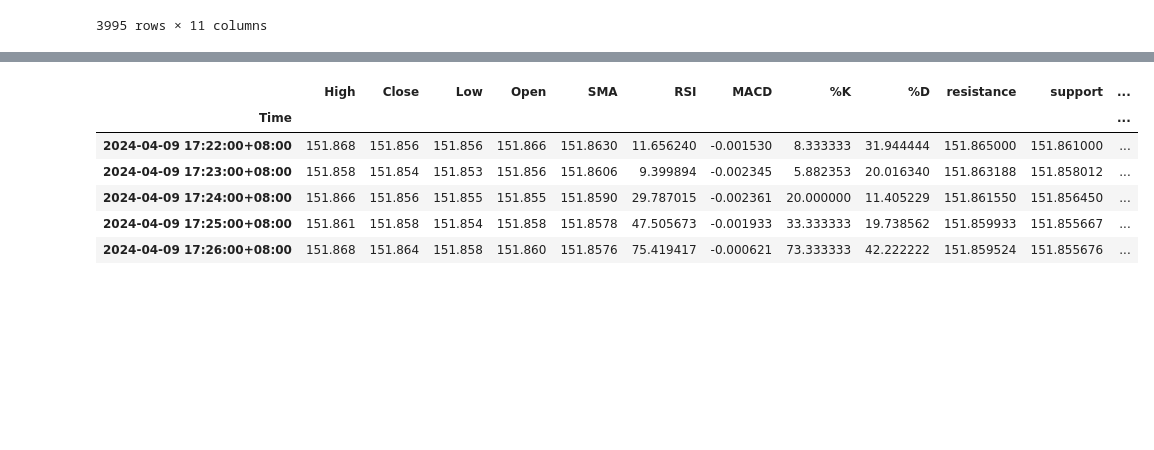
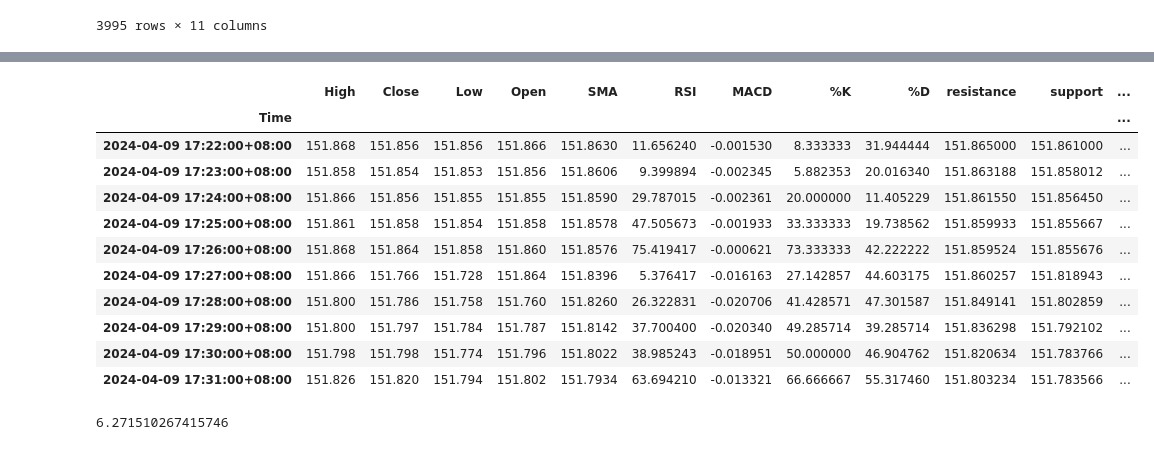
Before and after one commit to whanyu1212/QTraderFX, a Jupyter notebook: notebooks/backtesting.ipynb, the cells around one changed output, grey strips where cells are left out. Saved outputs shown, nothing was run; the diff lists cells and outputs as text; code cells hidden in the pictures; blank space fills up the shorter version.

```diff
--- a/notebooks/backtesting.ipynb
+++ b/notebooks/backtesting.ipynb
@@ -85,13 +75,20 @@ Final Q-table:
 train_plot = train.copy()
 train_plot['Action'] = actions + [np.nan]
 train_plot['Cumulative Rewards'] = cumulative_rewards
+train_plot['Individual Rewards'] = train_plot['Cumulative Rewards'].diff()
+train_plot['Individual Rewards'].iloc[1] = train_plot['Cumulative Rewards'].iloc[1]
 # %%
-train_plot.head()
+train_plot.head(10)
 # %% [output]
 |  | High | Close | Low | Open | SMA | RSI | MACD | %K | %D | resistance | support | ... |
 | Time |  |  |  |  |  |  |  |  |  |  |  | ... |
 | 2024-04-09 17:22:00+08:00 | 151.868 | 151.856 | 151.856 | 151.866 | 151.8630 | 11.656240 | -0.001530 | 8.333333 | 31.944444 | 151.865000 | 151.861000 | ... |
 | 2024-04-09 17:23:00+08:00 | 151.858 | 151.854 | 151.853 | 151.856 | 151.8606 | 9.399894 | -0.002345 | 5.882353 | 20.016340 | 151.863188 | 151.858012 | ... |
 | 2024-04-09 17:24:00+08:00 | 151.866 | 151.856 | 151.855 | 151.855 | 151.8590 | 29.787015 | -0.002361 | 20.000000 | 11.405229 | 151.861550 | 151.856450 | ... |
 | 2024-04-09 17:25:00+08:00 | 151.861 | 151.858 | 151.854 | 151.858 | 151.8578 | 47.505673 | -0.001933 | 33.333333 | 19.738562 | 151.859933 | 151.855667 | ... |
 | 2024-04-09 17:26:00+08:00 | 151.868 | 151.864 | 151.858 | 151.860 | 151.8576 | 75.419417 | -0.000621 | 73.333333 | 42.222222 | 151.859524 | 151.855676 | ... |
+| 2024-04-09 17:27:00+08:00 | 151.866 | 151.766 | 151.728 | 151.864 | 151.8396 | 5.376417 | -0.016163 | 27.142857 | 44.603175 | 151.860257 | 151.818943 | ... |
+| 2024-04-09 17:28:00+08:00 | 151.800 | 151.786 | 151.758 | 151.760 | 151.8260 | 26.322831 | -0.020706 | 41.428571 | 47.301587 | 151.849141 | 151.802859 | ... |
+| 2024-04-09 17:29:00+08:00 | 151.800 | 151.797 | 151.784 | 151.787 | 151.8142 | 37.700400 | -0.020340 | 49.285714 | 39.285714 | 151.836298 | 151.792102 | ... |
+| 2024-04-09 17:30:00+08:00 | 151.798 | 151.798 | 151.774 | 151.796 | 151.8022 | 38.985243 | -0.018951 | 50.000000 | 46.904762 | 151.820634 | 151.783766 | ... |
+| 2024-04-09 17:31:00+08:00 | 151.826 | 151.820 | 151.794 | 151.802 | 151.7934 | 63.694210 | -0.013321 | 66.666667 | 55.317460 | 151.803234 | 151.783566 | ... |
@@ -130,0 +138,9 @@ fig.show()
+# %%
+num_periods_per_year = 24 * 60 * 5 * 52  # 24 hours, 60 minutes, 5 days a week, 52 weeks a year
+
+annualized_mean = train_plot["Individual Rewards"].mean() * num_periods_per_year
+annualized_std = train_plot["Individual Rewards"].std() * np.sqrt(num_periods_per_year)
+
+annualized_mean / annualized_std
+# %% [output]
+6.271510267415746
```
Also changed, not shown: parts of 6 cells of this notebook.
